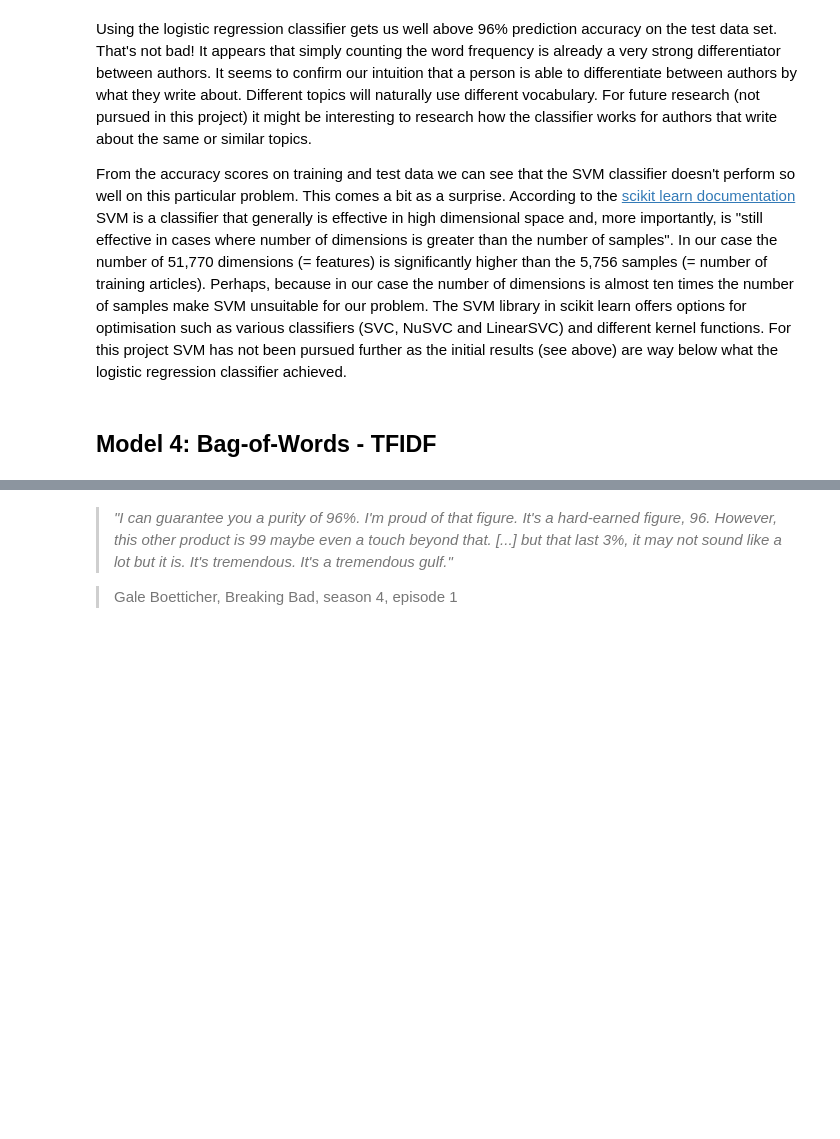
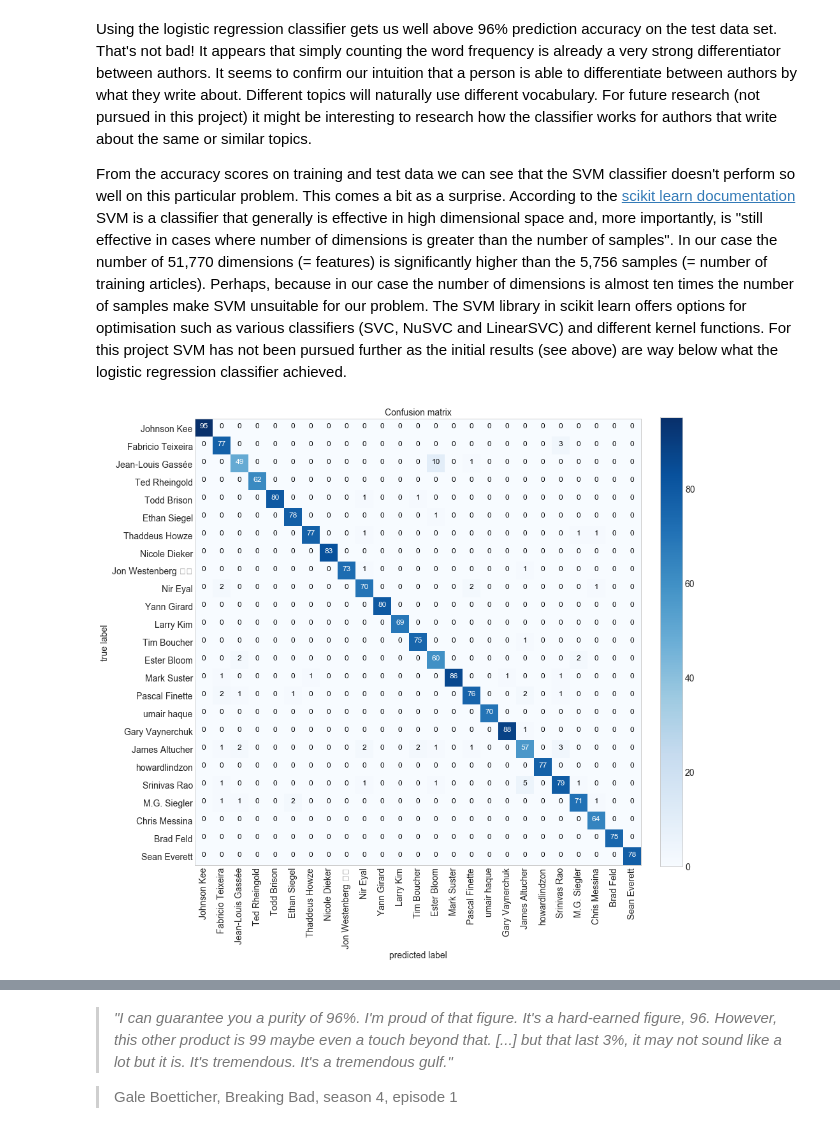
Before and after one commit to SophonAlpha/Udacity-Capstone-Project-WhoWroteThis, a Jupyter notebook: WhoWroteThis.ipynb, the cells around one changed output, grey strips where cells are left out. Drawn from its saved outputs; the diff is of its cells as text; code cells hidden in the pictures; blank space fills up the shorter version.

```diff
--- a/WhoWroteThis.ipynb
+++ b/WhoWroteThis.ipynb
@@ -640,10 +779,14 @@ class Model_Bag_of_Words:
     def score(self, articles):
         """ Score prediction accuracy for a given list of articles.
         """
-        label = articles[['author']]
+        labels_actual = articles[['author']]
         articles = transform_vectors(articles, self.vectorizer)
+        clf_predictions = []
         for clf in self.trained_classifiers:
-            score = accuracy_score(label, clf['clf'].predict(articles))
+            labels_predicted = clf['clf'].predict(articles)
+            clf_predictions.append({'classifier': clf['display_text'],
+                                    'labels_predicted': labels_predicted})
+            score = accuracy_score(labels_actual, labels_predicted)
             print('{} prediction accuracy score : {:.2f}%'.format(clf['display_text'], score*100))
-        return
+        return clf_predictions
 # %% [markdown]
@@ -660,4 +803,4 @@ print('size of the vocabulary = length of the feature vector: {}'.\
 print('\nscoring the training data:\n')
 model_WordCount.score(articles_train)
 print('\nscoring the test data:\n')
-model_WordCount.score(articles_test)
+clf_predictions = model_WordCount.score(articles_test)
@@ -665,5 +825,52 @@ model_WordCount.score(articles_test)
 Using the logistic regression classifier gets us well above 96% prediction accuracy on the test data set. That's not bad! It appears that simply counting the word frequency is already a very strong differentiator between authors. It seems to confirm our intuition that a person is able to differentiate between authors by what they write about. Different topics will naturally use different vocabulary. For future research (not pursued in this project) it might be interesting to research how the classifier works for authors that write about the same or similar topics.
 
 From the accuracy scores on training and test data we can see that the SVM classifier doesn't perform so well on this particular problem. This comes a bit as a surprise. According to the [scikit learn documentation](http://scikit-learn.org/stable/modules/svm.html) SVM is a classifier that generally is effective in high dimensional space and, more importantly, is "still effective in cases where number of dimensions is greater than the number of samples". In our case the number of 51,770 dimensions (= features) is significantly higher than the 5,756 samples (= number of training articles). Perhaps, because in our case the number of dimensions is almost ten times the number of samples make SVM unsuitable for our problem. The SVM library in scikit learn offers options for optimisation such as various classifiers (SVC, NuSVC and LinearSVC) and different kernel functions. For this project SVM has not been pursued further as the initial results (see above) are way below what the logistic regression classifier achieved.
-# %% [markdown]
-## Model 4: Bag-of-Words - TFIDF
+# %%
+# display confusion matrix
+
+def plot_confusion_matrix(cm, classes,
+                          normalize=False,
+                          title='Confusion matrix',
+                          cmap=plt.cm.Blues):
+    """
+    This function prints and plots the confusion matrix.
+    """
+    im = plt.imshow(cm, interpolation='nearest', cmap=cmap)
+    plt.title(title, size=14)
+    cb = plt.colorbar(im, fraction=0.046, pad=0.04)
+    cb.ax.tick_params(labelsize=14)
+    tick_marks = np.arange(len(classes))
+    plt.xticks(tick_marks, classes, rotation=90, size=14)
+    plt.yticks(tick_marks, classes, size=14)
+    plt.grid(False)
+
+    fmt = 'd'
+    thresh = cm.max()/2.
+    for i, j in itertools.product(range(cm.shape[0]), range(cm.shape[1])):
+        plt.text(j, i, format(cm[i, j], fmt),
+                 size=12,
+                 horizontalalignment="center",
+                 color="white" if cm[i, j] > thresh else "black")
+
+    plt.tight_layout()
+    plt.ylabel('true label', size=14)
+    plt.xlabel('predicted label', size=14)
+
+# Compute confusion matrix
+y_test = articles_test[['author']]
+for clf in clf_predictions:
+    y_predict = clf['labels_predicted']
+    if clf['classifier'] == 'logistic regression classifier':
+        break
+cnf_matrix = confusion_matrix(y_test, y_predict)
+np.set_printoptions(precision=2)
+class_names = list(set(labels['author']))
+
+# Plot non-normalized confusion matrix
+plt.figure()
+plot_confusion_matrix(cnf_matrix, classes=class_names, title='Confusion matrix')
+plt.show()
+
+#TODO: Check the total in the confusion matrix. I have the feeling it doesn't add up.
+# %% [output]
+[figure, added]
```
Also changed, not shown: parts of 22 cells of this notebook.
